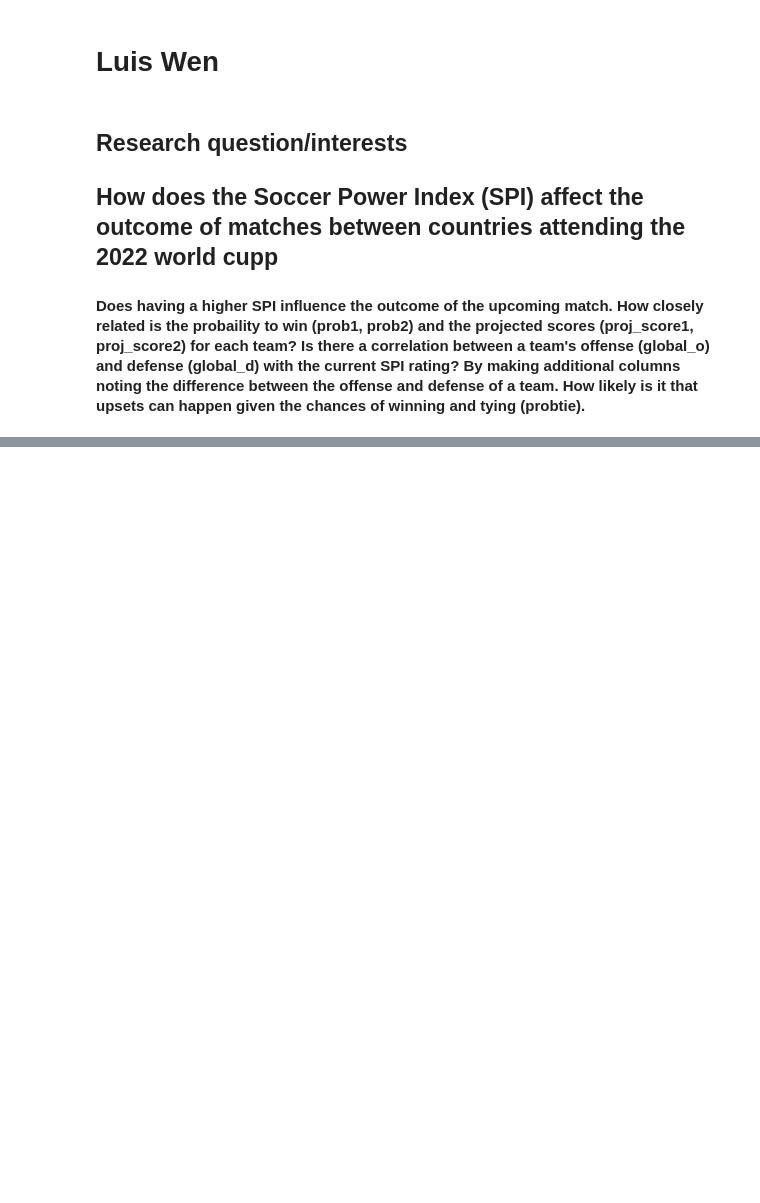
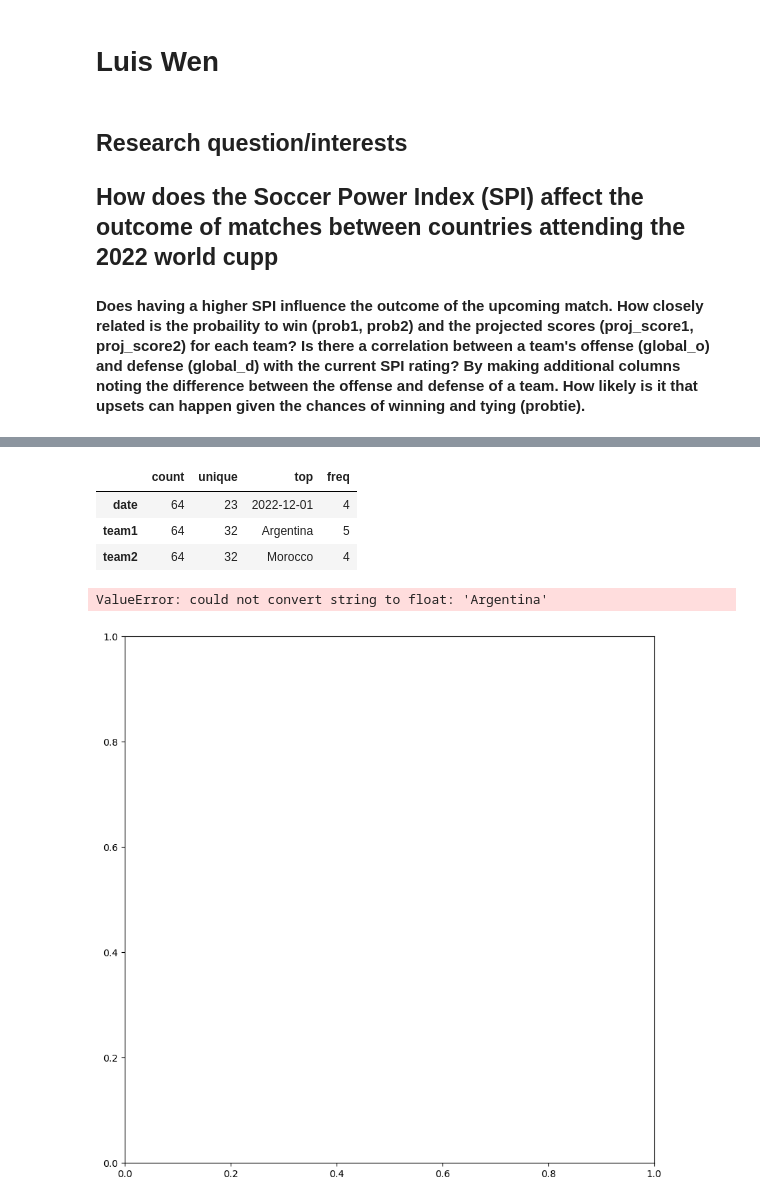
Before and after one commit to ubco-W2022T2-data301/project-group-group41, a Jupyter notebook: analysis/analysis1_Luis_Wen.ipynb, the cells around one changed output, grey strips where cells are left out. Drawn from its saved outputs; the diff is of its cells as text; code cells hidden in the pictures; blank space fills up the shorter version.

```diff
--- a/analysis/analysis1_Luis_Wen.ipynb
+++ b/analysis/analysis1_Luis_Wen.ipynb
@@ -20,0 +22,8 @@ dfPredictions.head()
+# %%
+import numpy as np
+# Initial forecast dataset includes the winners of each group, and the tournament winner (Argentina)
+# I dropped columns I thought were irrelevant for the summary of the dataset
+dfP2 = dfP.drop(columns=['forecast_timestamp', 'group', 'timestamp'])
+# Row 161-256 are the rows in which the actual predictions were made, as they were being updated after each match outcome
+dfP2.loc[161:256].describe(include=np.number).T
+# 95 predictions were made withing this range of rows
@@ -20,0 +76,19 @@ dfPredictions.head()
+# %%
+dfM2.describe(exclude=np.number).T
+# Some insights include a total of 32 teams attending the 2022 World Cup
+# The tournament took 23 days to conclude (by the unique count)
+# %% [output]
+|  | count | unique | top | freq |
+| date | 64 | 23 | 2022-12-01 | 4 |
+| team1 | 64 | 32 | Argentina | 5 |
+| team2 | 64 | 32 | Morocco | 4 |
+# %%
+import seaborn as sns
+import matplotlib.pyplot as plt
+corr = dfP2.corr()
+ax = plt.subplots(figsize=(10,10))
+sns.heatmap(corr, xticklabels=corr.columns, yticklabels=corr.columns, annot=True,
+            cmap=sns.diverging_palette(220,20, as_cmap=True), linewidth=0.5 ,ax=ax)
+# %% [output]
+ValueError: could not convert string to float: 'Argentina'
+[figure, added]
```
Also changed, not shown: parts of 4 cells of this notebook.
